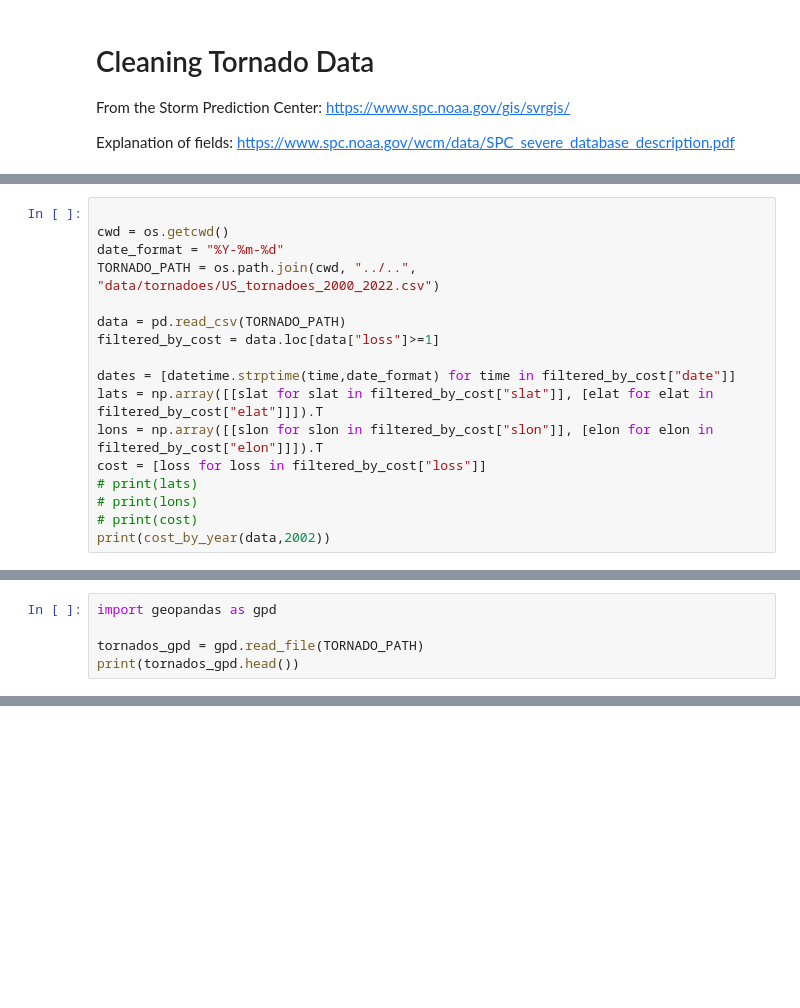
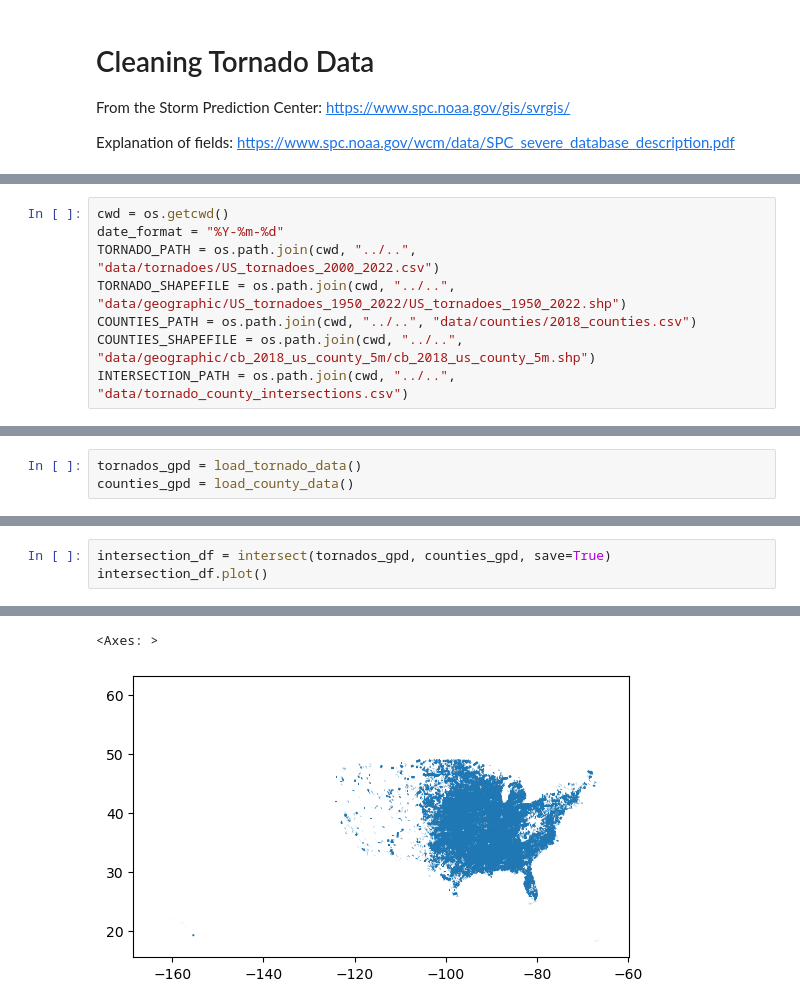
Before and after one commit to kmorhun/disasters_and_politics, a Jupyter notebook: src/data_cleaning/clean_data.ipynb, the cells around one changed output, grey strips where cells are left out. Cells and saved outputs as stored; diff of their text form; blank space fills up the shorter version.

Commit message:
intersected tornadoes and counties

```diff
--- a/src/data_cleaning/clean_data.ipynb
+++ b/src/data_cleaning/clean_data.ipynb
@@ -39,17 +31,0 @@ def cost_by_year(data, year):
-# %%
-
-cwd = os.getcwd()
-date_format = "%Y-%m-%d"
-TORNADO_PATH = os.path.join(cwd, "../..", "data/tornadoes/US_tornadoes_2000_2022.csv")
-
-data = pd.read_csv(TORNADO_PATH)
-filtered_by_cost = data.loc[data["loss"]>=1]
-
-dates = [datetime.strptime(time,date_format) for time in filtered_by_cost["date"]]
-lats = np.array([[slat for slat in filtered_by_cost["slat"]], [elat for elat in filtered_by_cost["elat"]]]).T
-lons = np.array([[slon for slon in filtered_by_cost["slon"]], [elon for elon in filtered_by_cost["elon"]]]).T
-cost = [loss for loss in filtered_by_cost["loss"]]
-# print(lats)
-# print(lons)
-# print(cost)
-print(cost_by_year(data,2002))
@@ -59,5 +31,0 @@ print(cost_by_year(data,2002))
-# %%
-import geopandas as gpd
-
-tornados_gpd = gpd.read_file(TORNADO_PATH)
-print(tornados_gpd.head())
@@ -81,0 +32,8 @@ print(tornados_gpd.head())
+# %%
+cwd = os.getcwd()
+date_format = "%Y-%m-%d"
+TORNADO_PATH = os.path.join(cwd, "../..", "data/tornadoes/US_tornadoes_2000_2022.csv")
+TORNADO_SHAPEFILE = os.path.join(cwd, "../..", "data/geographic/US_tornadoes_1950_2022/US_tornadoes_1950_2022.shp")
+COUNTIES_PATH = os.path.join(cwd, "../..", "data/counties/2018_counties.csv")
+COUNTIES_SHAPEFILE = os.path.join(cwd, "../..", "data/geographic/cb_2018_us_county_5m/cb_2018_us_county_5m.shp")
+INTERSECTION_PATH = os.path.join(cwd, "../..", "data/tornado_county_intersections.csv")
@@ -81,0 +95,3 @@ print(tornados_gpd.head())
+# %%
+tornados_gpd = load_tornado_data()
+counties_gpd = load_county_data()
@@ -81,0 +114,4 @@ print(tornados_gpd.head())
+# %%
+intersection_df = intersect(tornados_gpd, counties_gpd, save=True)
+intersection_df.plot()
+# %% [output]
@@ -81,0 +135,2 @@ print(tornados_gpd.head())
+<Axes: >
+[figure, added]
```
Also changed, not shown: parts of 9 cells of this notebook, 1 other file.
